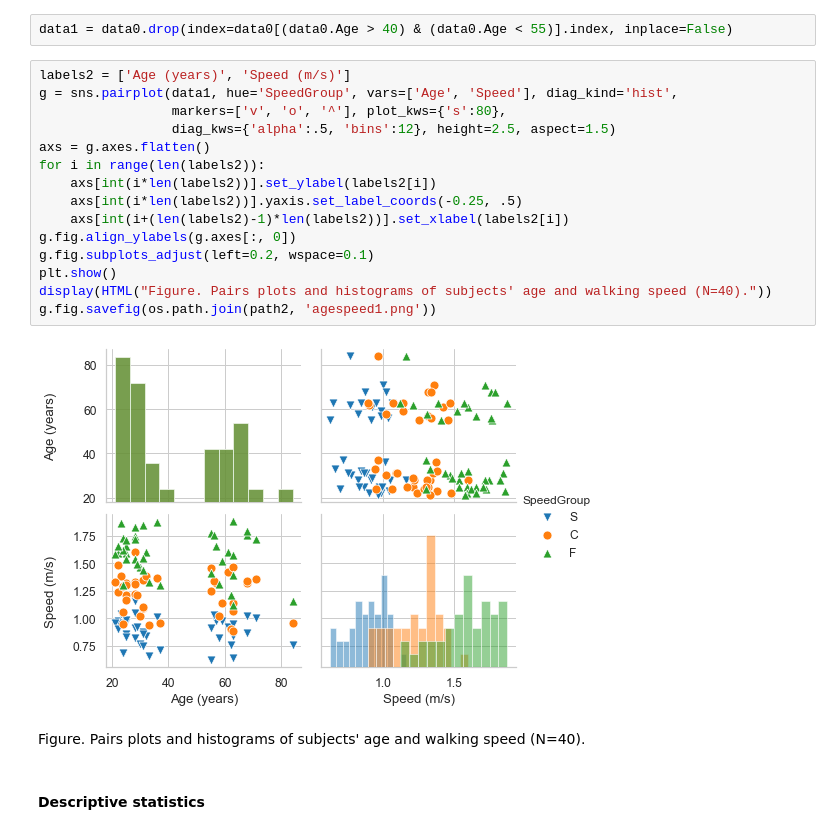
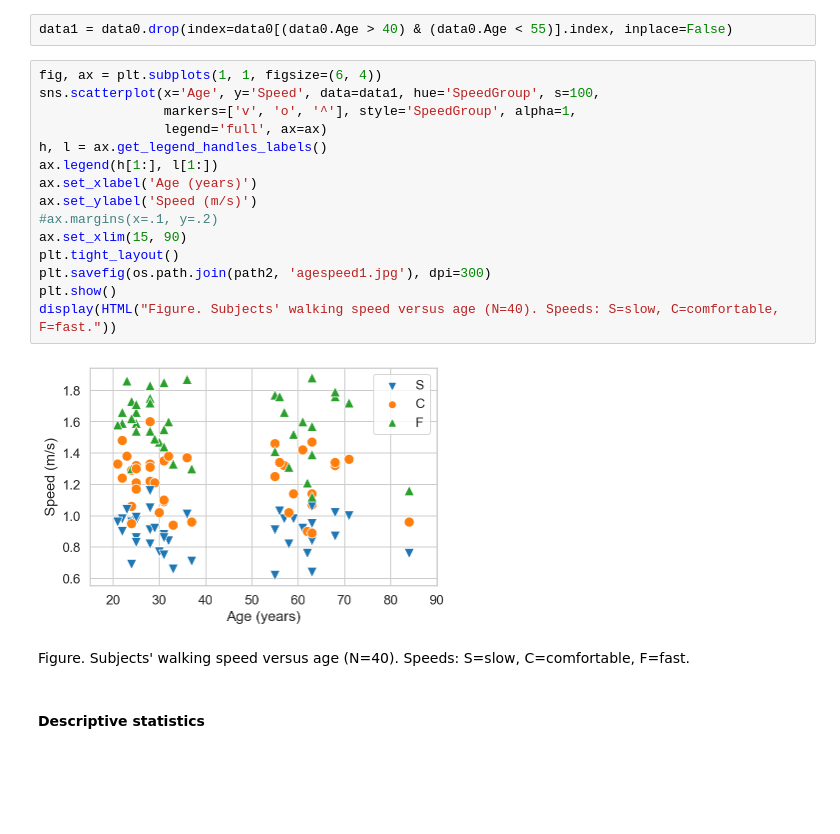
Before and after one commit to BMClab/papers, a Jupyter notebook: age_speed_af_power/notebooks/RegressionAnalysis.ipynb, the cells around one changed output. Saved outputs shown, nothing was run; the diff lists cells and outputs as text; blank space fills up the shorter version.

```diff
--- a/age_speed_af_power/notebooks/RegressionAnalysis.ipynb
+++ b/age_speed_af_power/notebooks/RegressionAnalysis.ipynb
@@ -336,24 +337,24 @@ labels   = ['Pankle (W/kg)', 'Pfoot (W/kg)', 'Psum (W/kg)',
 #### Remove data from subject outside age groups (50 year old subject)
 # %%
 data1 = data0.drop(index=data0[(data0.Age > 40) & (data0.Age < 55)].index, inplace=False)
-# %%
-labels2 = ['Age (years)', 'Speed (m/s)']
-g = sns.pairplot(data1, hue='SpeedGroup', vars=['Age', 'Speed'], diag_kind='hist',
-                 markers=['v', 'o', '^'], plot_kws={'s':80},
-                 diag_kws={'alpha':.5, 'bins':12}, height=2.5, aspect=1.5)
-axs = g.axes.flatten()
-for i in range(len(labels2)):
-    axs[int(i*len(labels2))].set_ylabel(labels2[i])
-    axs[int(i*len(labels2))].yaxis.set_label_coords(-0.25, .5)
-    axs[int(i+(len(labels2)-1)*len(labels2))].set_xlabel(labels2[i])
-g.fig.align_ylabels(g.axes[:, 0])
-g.fig.subplots_adjust(left=0.2, wspace=0.1)
-plt.show()
-display(HTML("Figure. Pairs plots and histograms of subjects' age and walking speed (N=40)."))
-g.fig.savefig(os.path.join(path2, 'agespeed1.png'))
-# %% [output]
-[figure, removed]
-Figure. Pairs plots and histograms of subjects' age and walking speed (N=40).
+# %%
+fig, ax = plt.subplots(1, 1, figsize=(6, 4))
+sns.scatterplot(x='Age', y='Speed', data=data1, hue='SpeedGroup', s=100,
+                markers=['v', 'o', '^'], style='SpeedGroup', alpha=1,
+                legend='full', ax=ax)
+h, l = ax.get_legend_handles_labels()
+ax.legend(h[1:], l[1:])
+ax.set_xlabel('Age (years)')
+ax.set_ylabel('Speed (m/s)')
+#ax.margins(x=.1, y=.2)
+ax.set_xlim(15, 90)
+plt.tight_layout()
+plt.savefig(os.path.join(path2, 'agespeed1.jpg'), dpi=300)
+plt.show()
+display(HTML("Figure. Subjects' walking speed versus age (N=40). Speeds: S=slow, C=comfortable, F=fast."))
+# %% [output]
+[figure, added]
+Figure. Subjects' walking speed versus age (N=40). Speeds: S=slow, C=comfortable, F=fast.
 # %% [markdown]
 #### Descriptive statistics
 # %%
```
Also changed, not shown: parts of 7 cells of this notebook, 4 other files.
